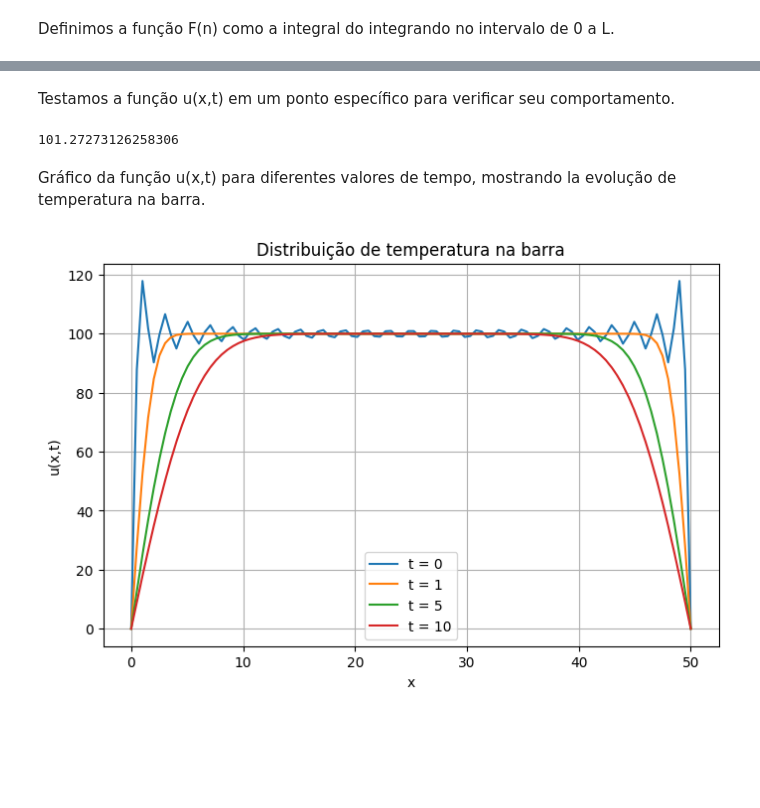
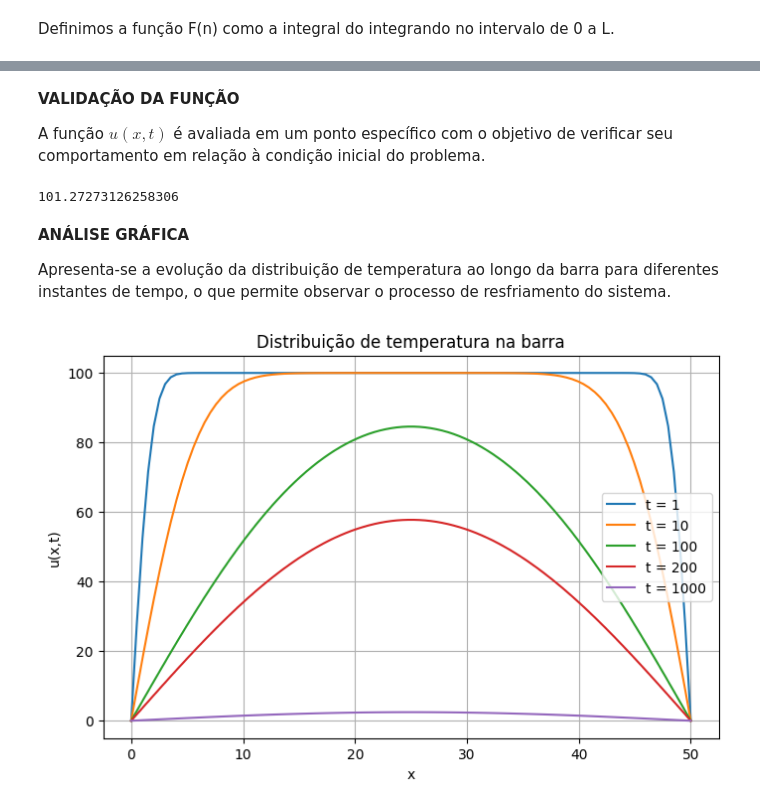
Before and after one commit to Adiel13/Proyecto_grupo3, a Jupyter notebook: Atividade_1_Fundamentos_Matemáticos.ipynb, the cells around one changed output, grey strips where cells are left out. Cells and saved outputs as stored; diff of their text form; code cells hidden in the pictures; blank space fills up the shorter version.

```diff
--- a/Atividade_1_Fundamentos_Matemáticos.ipynb
+++ b/Atividade_1_Fundamentos_Matemáticos.ipynb
@@ -44,33 +70,38 @@ def u(x, t):
         1
     )
 # %% [markdown]
-Testamos a função u(x,t) em um ponto específico para verificar seu comportamento.
+**VALIDAÇÃO DA FUNÇÃO**
+
+A função $u(x,t)$ é avaliada em um ponto específico com o objetivo de verificar seu comportamento em relação à condição inicial do problema.
 # %%
 u(25, 0)
 # %% [output]
 101.27273126258306
-# %% [markdown]
-Gráfico da função u(x,t) para diferentes valores de tempo, mostrando la evolução de temperatura na barra.
+# %% [markdown]
+**ANÁLISE GRÁFICA**
+
+
+Apresenta-se a evolução da distribuição de temperatura ao longo da barra para diferentes instantes de tempo, o que permite observar o processo de resfriamento do sistema.
 # %%
 # valores de x
 x_vals = np.linspace(0, L, 100)
 
 # tempos que queremos visualizar
-tempos = [0, 1, 5, 10]
+tempos = [ 1, 10,100, 200,1000]
 
 # plot
 plt.figure(figsize=(8,5))
 
 for t in tempos:
     y = [u(x, t) for x in x_vals]
     plt.plot(x_vals, y, label=f"t = {t}")
 
 plt.xlabel("x")
 plt.ylabel("u(x,t)")
 plt.title("Distribuição de temperatura na barra")
 plt.legend()
 plt.grid()
 
 plt.show()
 # %% [output]
-[figure, old version]
+[figure, new version]
```
Also changed, not shown: parts of 12 cells of this notebook.
